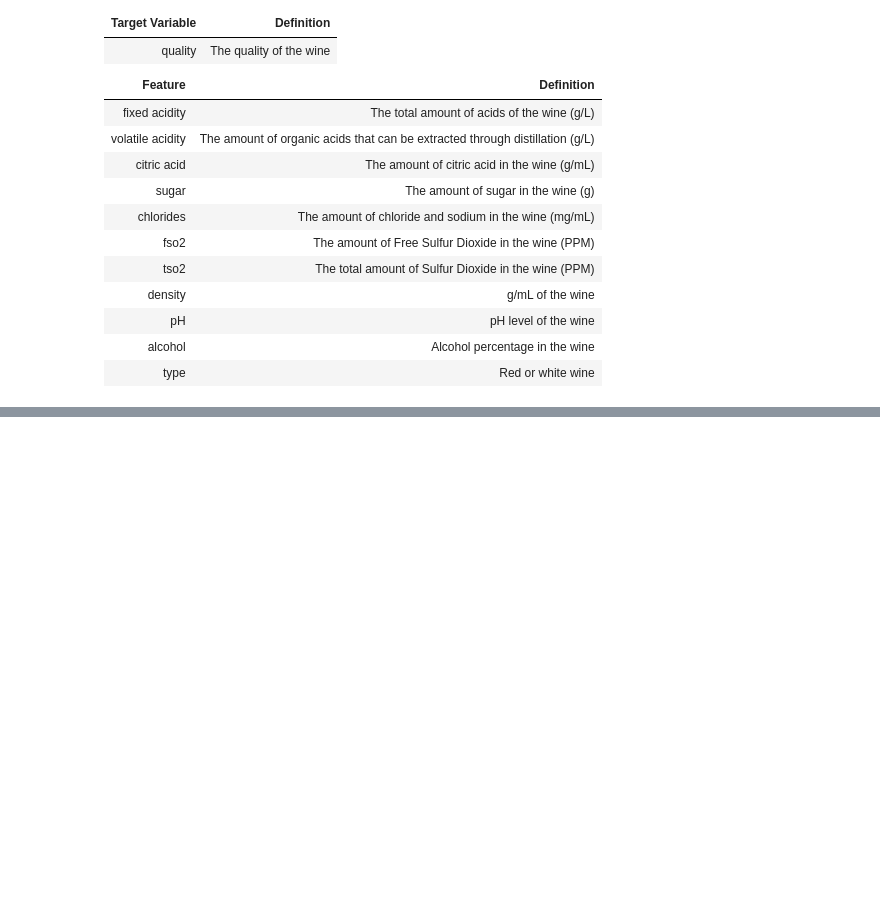
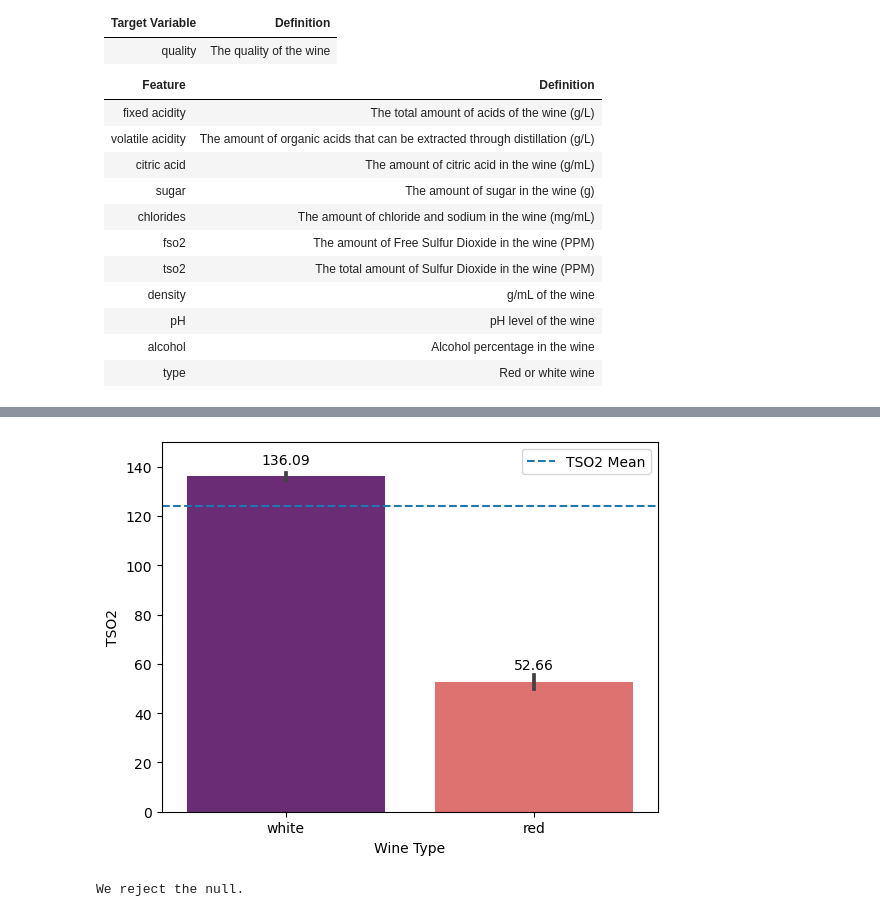
Before and after one commit to Wine-project-noether/Wine_project, a Jupyter notebook: final_report.ipynb, the cells around one changed output, grey strips where cells are left out. Drawn from its saved outputs; the diff is of its cells as text; code cells hidden in the pictures; blank space fills up the shorter version.

```diff
--- a/final_report.ipynb
+++ b/final_report.ipynb
@@ -46,0 +93,10 @@ import functions as f
+# %%
+# visualization of total sulfur dioxide compared to type of wine using a bar plot
+f.tso2_plot(train, 'tso2')
+# %% [output]
+[figure, added]
+# %%
+# one sample t-test to determine if the total sulfur dioxide is lower in red wines
+f.ttest_type(wine, 'tso2', 'type', 'red')
+# %% [output]
+We reject the null.
```
Also changed, not shown: parts of 30 cells of this notebook, 5 other files.
